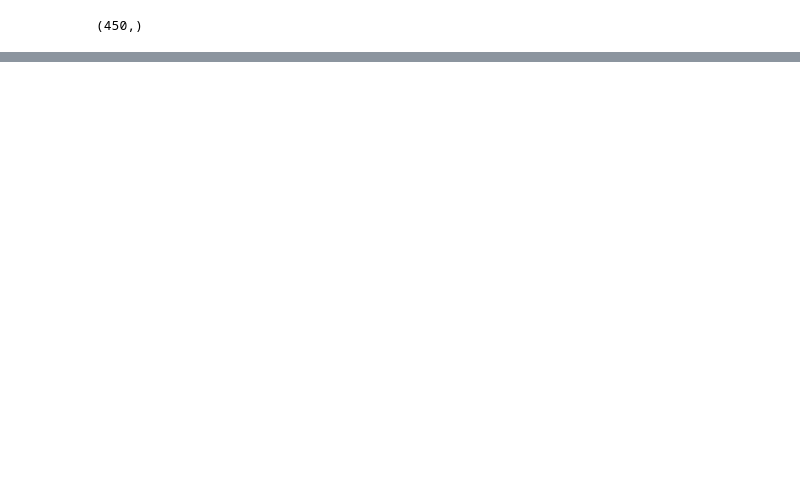
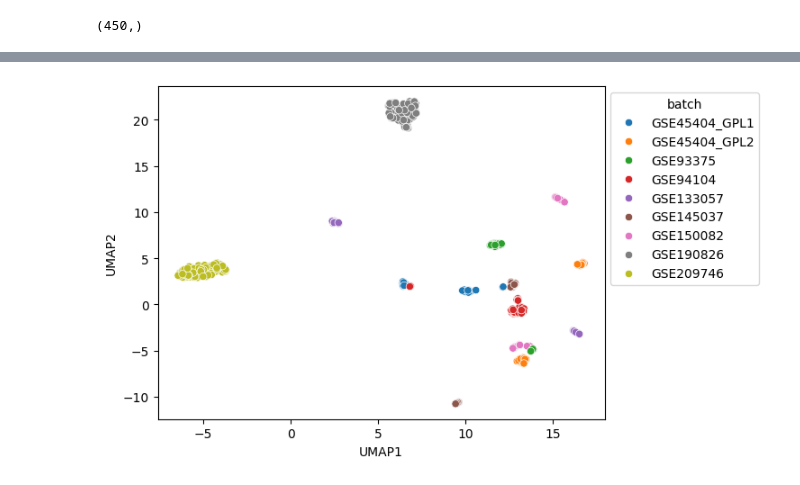
Before and after one commit to paoloAngelino/RCproject_code, a Jupyter notebook: another_DANN.ipynb, the cells around one changed output, grey strips where cells are left out. Drawn from its saved outputs; the diff is of its cells as text; code cells hidden in the pictures; blank space fills up the shorter version.

```diff
--- a/another_DANN.ipynb
+++ b/another_DANN.ipynb
@@ -191,0 +214,22 @@ y_true.shape
+# %%
+#grab the represetations from the trained model
+low_dimensional_representation = encoder.predict(gene_expression_data)
+
+#verify the shape
+print(low_dimensional_representation.shape)
+
+#set up the umap
+
+umap_model = umap.UMAP(n_neighbors=15,   # Controls local vs global structure
+                        min_dist=0.1,    # Controls how tightly UMAP packs points together
+                        metric='euclidean')  # Distance metric to use
+
+umap_result = umap_model.fit_transform(low_dimensional_representation)
+
+#checking batch separation
+categories =  adata.obs['batch']
+umap_data = {'UMAP1': umap_result[:, 0], 'UMAP2': umap_result[:, 1],'batch':categories}
+umap_df = pd.DataFrame(data=umap_data)
+ax = sb.scatterplot(data=umap_df, x='UMAP1', y='UMAP2', hue='batch')
+sb.move_legend(ax, "upper left", bbox_to_anchor=(1, 1))
+# %% [output]
@@ -191,0 +238 @@ y_true.shape
+[figure, added]
```
Also changed, not shown: parts of 8 cells of this notebook.
